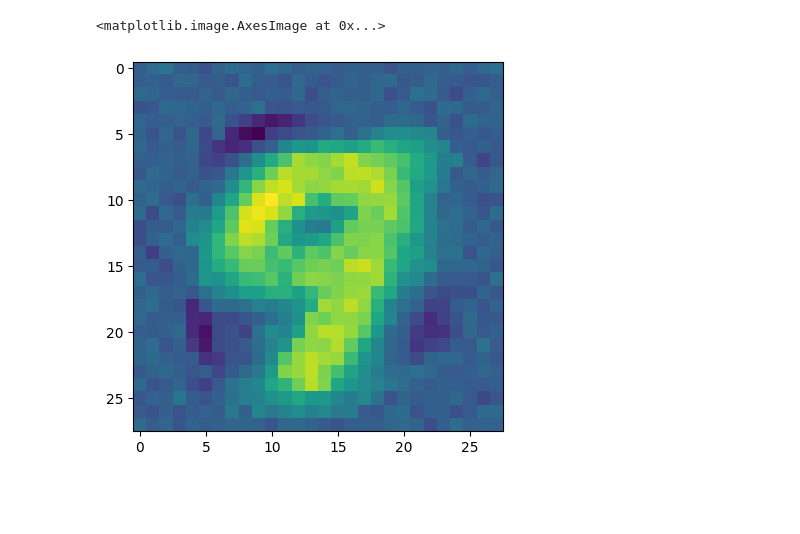
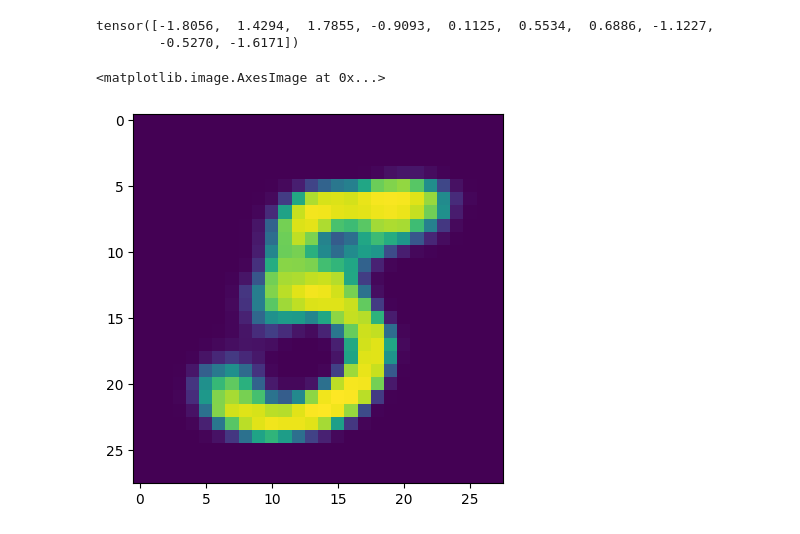
Before and after one commit to ttesmer/build2understand, a Jupyter notebook: autoencoder/Variational Autoencoder.ipynb, the cells around one changed output. Drawn from its saved outputs; the diff is of its cells as text; code cells hidden in the pictures; blank space fills up the shorter version.

Commit message:
VAE with correct decoder & loss

```diff
--- a/autoencoder/Variational Autoencoder.ipynb
+++ b/autoencoder/Variational Autoencoder.ipynb
@@ -78,12 +95,16 @@ test_dataloader = DataLoader(mnist_test, batch_size=100, shuffle=True)
 # %%
-loss_fn = nn.CrossEntropyLoss() # ? KL is integrated, right? Reconstruction loss?
-model = VAE(n_in=784, n_out=784, n_hidden=500, n_latent=10)
-opt = AdamW(model.parameters())
+model = VAE(n_in=784, n_out=784, n_hidden=400, n_latent=10)
+opt = AdamW(model.parameters(), lr=1e-3)
 model.train()
-for [imgs, _] in train_dataloader:
-    opt.zero_grad()
+#torch.manual_seed(42)
+N_EPOCHS=10
 
-    y_pred = model(imgs)
-    loss = loss_fn(y_pred, imgs)
-    loss.backward()
-    opt.step()
+for _ in range(N_EPOCHS):
+    for i, [imgs, _] in enumerate(train_dataloader):
+        opt.zero_grad()
+
+        x_hat, mean, logvar = model(imgs)
+        loss = vae_loss_function(x_hat, imgs, mean, logvar)
+        loss.backward()
+        opt.step()
+        if i % 10 == 0: print(f"{i+1}: {loss.item()/100}")
@@ -90,3 +131,11 @@ for [imgs, _] in train_dataloader:
 # %%
 model.eval()
-img = model.decode(torch.randn(10))
+a = torch.randn(10)
+print(a)
+img = model.decode(a)
+imshow(img.detach().numpy().reshape((28, 28)))
+# %% [output]
+tensor([-1.8056,  1.4294,  1.7855, -0.9093,  0.1125,  0.5534,  0.6886, -1.1227,
+        -0.5270, -1.6171])
+<matplotlib.image.AxesImage at 0x...>
+[figure, added]
@@ -95,5 +141,0 @@ from matplotlib.pyplot import imshow
-# %%
-imshow(img.detach().numpy().reshape((28, 28)))
-# %% [output]
-<matplotlib.image.AxesImage at 0x...>
-[figure, removed]
```
Also changed, not shown: parts of 9 cells of this notebook.
